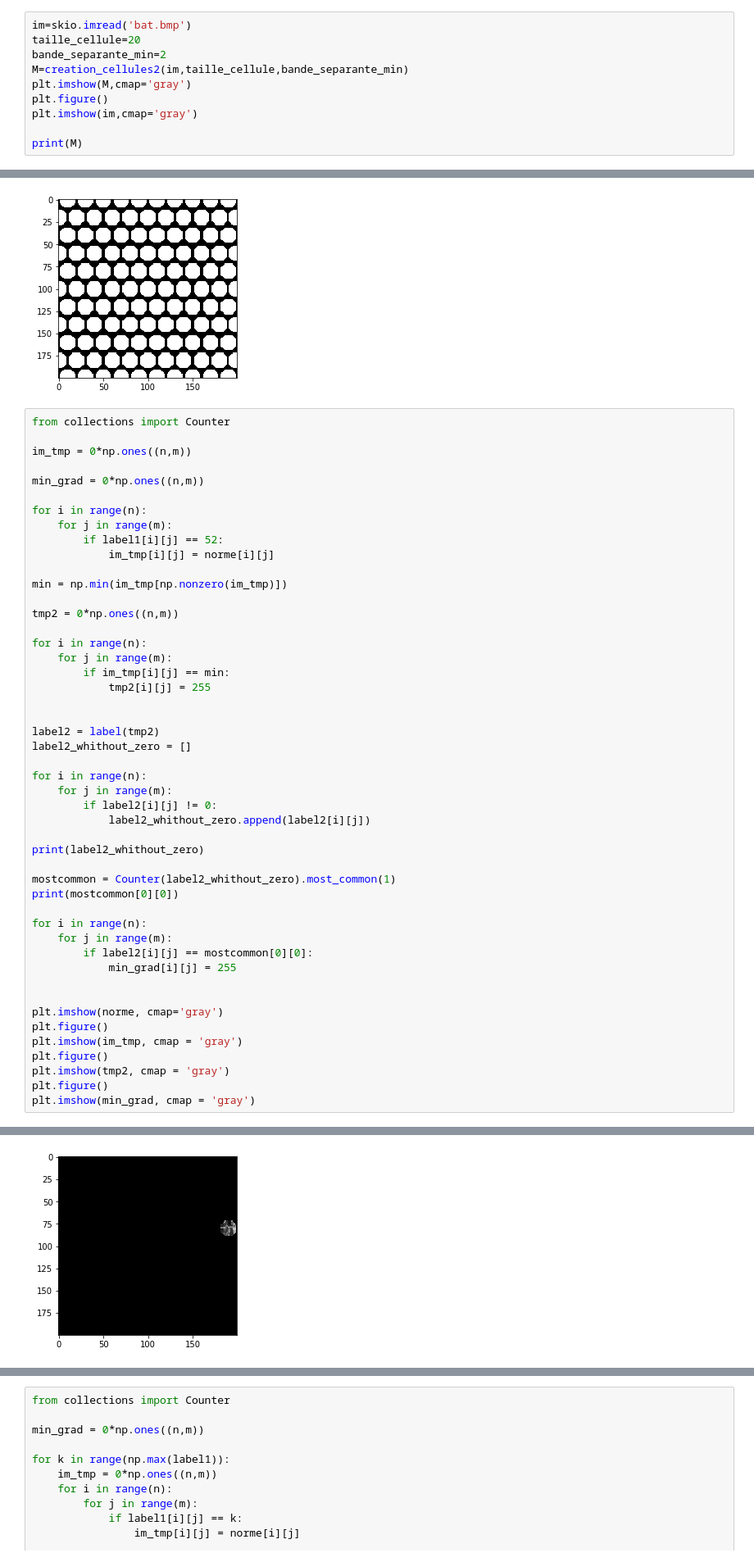
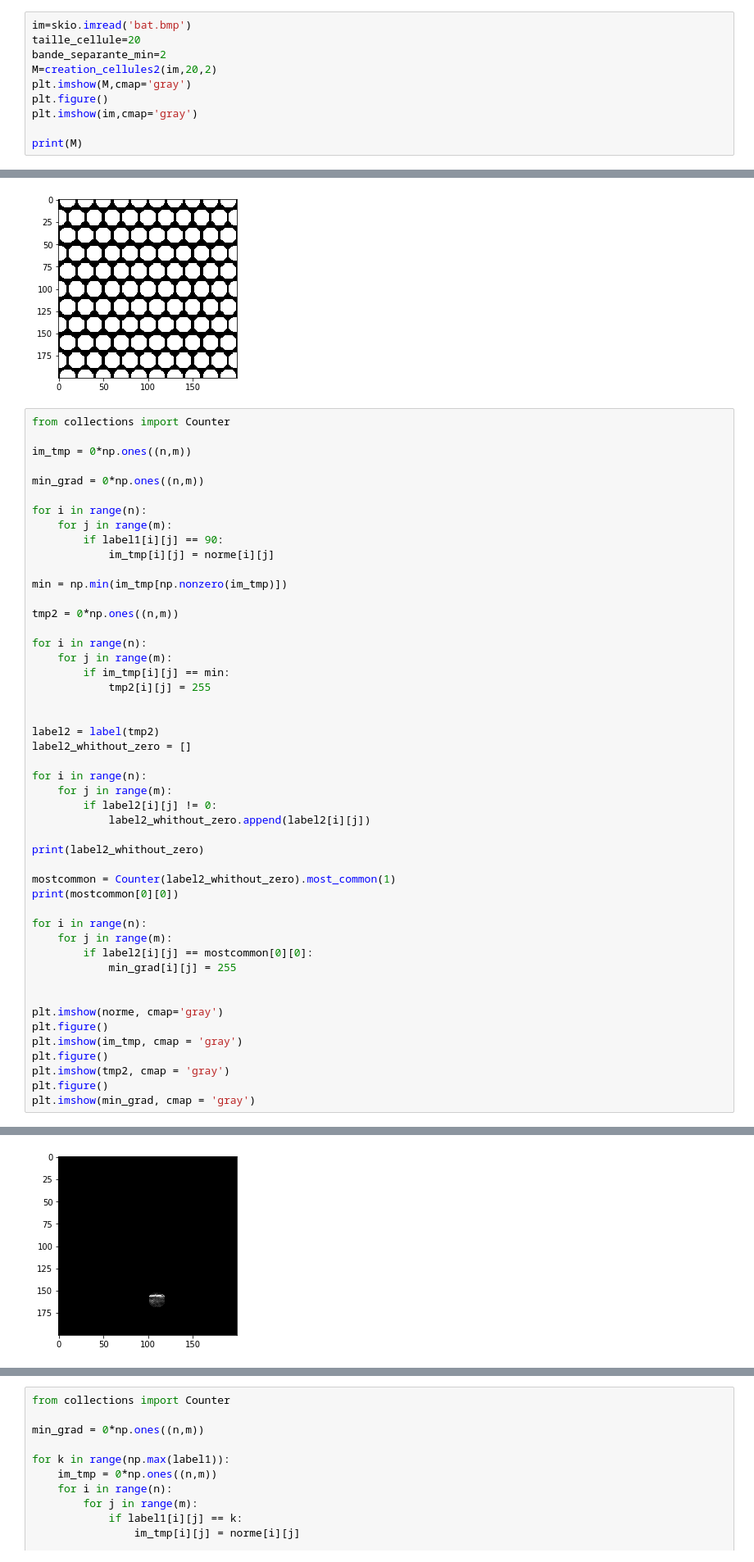
Before and after one commit to zaxaheb/waterpixels, a Jupyter notebook: Waterpixels.ipynb, the cells around one changed output, grey strips where cells are left out. Shown at 82% size. Cells and saved outputs as stored; diff of their text form.

```diff
--- a/Waterpixels.ipynb
+++ b/Waterpixels.ipynb
@@ -466,7 +466,7 @@ def creation_cellules2(im,taille_cellule, bande_separante_min):
 im=skio.imread('bat.bmp')
 taille_cellule=20
 bande_separante_min=2
-M=creation_cellules2(im,taille_cellule,bande_separante_min)
+M=creation_cellules2(im,20,2)
 plt.imshow(M,cmap='gray')
 plt.figure()
 plt.imshow(im,cmap='gray')
@@ -564,7 +564,7 @@ min_grad = 0*np.ones((n,m))
 
 for i in range(n):
     for j in range(m):
-        if label1[i][j] == 52:
+        if label1[i][j] == 90:
             im_tmp[i][j] = norme[i][j]
 
 min = np.min(im_tmp[np.nonzero(im_tmp)])
@@ -608,7 +608,7 @@ plt.imshow(min_grad, cmap = 'gray')
 1
 <matplotlib.image.AxesImage at 0x...>
 [figure]
-[figure, old version]
+[figure, new version]
 [figure]
 [figure]
 # %%
```
Also changed, not shown: parts of 13 cells of this notebook, 1 other file.
